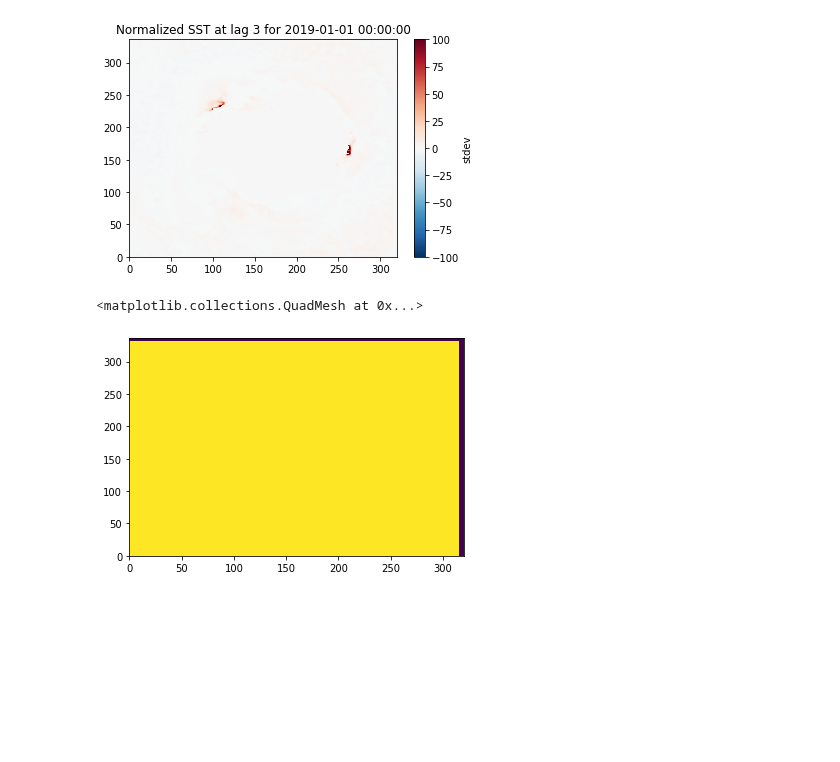
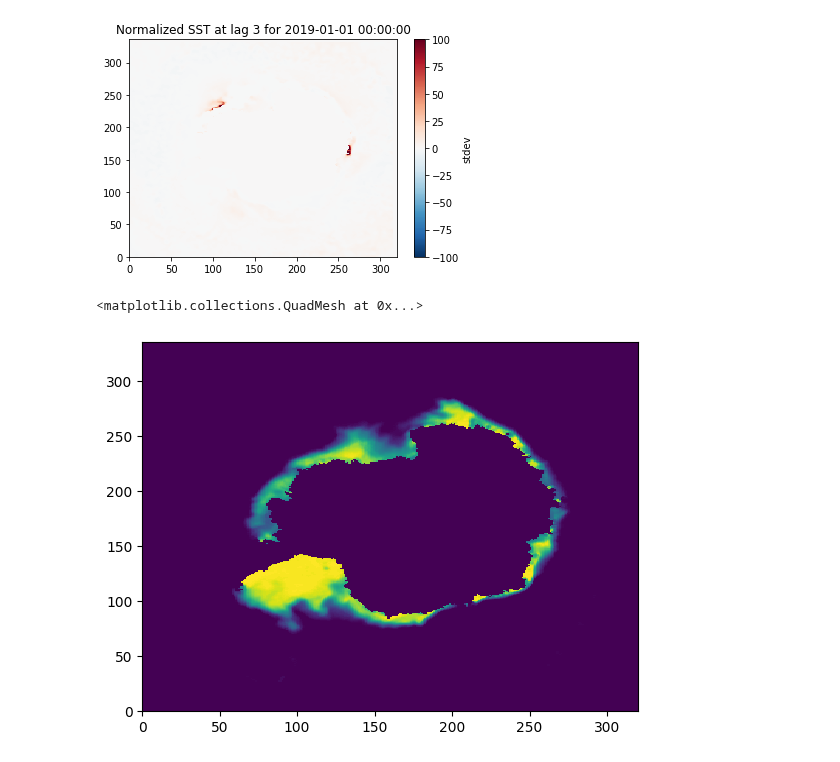
Before and after one commit to ychnli/sicpred, a Jupyter notebook: notebooks/models_testing.ipynb, the cells around one changed output. Cells and saved outputs as stored; diff of their text form; code cells hidden in the pictures; blank space fills up the shorter version.

```diff
--- a/notebooks/models_testing.ipynb
+++ b/notebooks/models_testing.ipynb
@@ -201,7 +305,7 @@ import h5py
 
 data_directory = os.path.join(DATA_DIRECTORY, 'sicpred/data_pairs_npy')
 configuration = 'simple'
-batch_size = 4
+batch_size = 32
 
 # Create dataset instances for training, validation, and testing
 train_dataset = SeaIceDataset(data_directory, configuration, split_array, start_prediction_months, split_type='train', target_shape=(336, 320))
@@ -213,7 +317,7 @@ train_loader = DataLoader(train_dataset, batch_size=batch_size, shuffle=True, nu
 val_loader = DataLoader(val_dataset, batch_size=batch_size, shuffle=False, num_workers=1)
 test_loader = DataLoader(test_dataset, batch_size=batch_size, shuffle=False, num_workers=1)
 # %%
-num_epochs = 80
+num_epochs = 75
 
 train_losses = []
 val_losses = []
@@ -272,6 +376,8 @@ print(f"Test Loss: {test_loss:.4f}")
 
 # Save the trained model
 os.makedirs(f"{DATA_DIRECTORY}/sicpred/models", exist_ok=True)
-model_full_name = f"{model_configs['name']}_{configuration}_lr{model_configs['lr']}_epoch{num_epochs}_{model_configs['optimizer']}_weightzeros"
+model_full_name = f"UNetRes3_no_zeros_weight"
+
+save_dict_to_pickle(model_hyperparam_configs, f"{DATA_DIRECTORY}/sicpred/models/{model_full_name}.pkl")
 torch.save(model.state_dict(), f"{DATA_DIRECTORY}/sicpred/models/{model_full_name}.pth")
 # %% [output]
@@ -327,9 +405,9 @@ Estimated Total Size (MB): 1202.38
 # %%
-model_full_name = f"{model_configs['name']}_{configuration}_lr{model_configs['lr']}_epoch80_{model_configs['optimizer']}"
+# model_full_name = f"{model_configs['name']}_{configuration}_lr{model_configs['lr']}_epoch80_{model_configs['optimizer']}_weightzeros"
 
-model_state_path = os.path.join(f"{DATA_DIRECTORY}/sicpred/models/{model_full_name}.pth")
+# model_state_path = os.path.join(f"{DATA_DIRECTORY}/sicpred/models/{model_full_name}.pth")
 
-model.load_state_dict(torch.load(model_state_path, map_location=device))
+# model.load_state_dict(torch.load(model_state_path, map_location=device))
 
 model.eval()
 test_loss = 0.0
@@ -338,7 +416,7 @@ outputs_list = []
 targets_list = []
 
 with torch.no_grad():
-    for inputs, targets, target_months in train_loader:
+    for inputs, targets, target_months in val_loader:
         inputs, targets = inputs.to(device), targets.to(device)
         outputs = model(inputs)
         inputs_list.append(inputs)
@@ -417,7 +479,7 @@ plt.savefig("../figures/known_issues/large_normalized_sst_at_ice_edge.jpg", dpi=
 # %% [output]
 [figure]
 # %%
-plt.pcolormesh(inputs_list[list_elem][month_index,22,:,:].cpu())
+plt.pcolormesh(inputs_list[list_elem][month_index,2,:,:].cpu())
 # %% [output]
 <matplotlib.collections.QuadMesh at 0x...>
-[figure, old version]
+[figure, new version]
```
Also changed, not shown: parts of 6 cells of this notebook.
